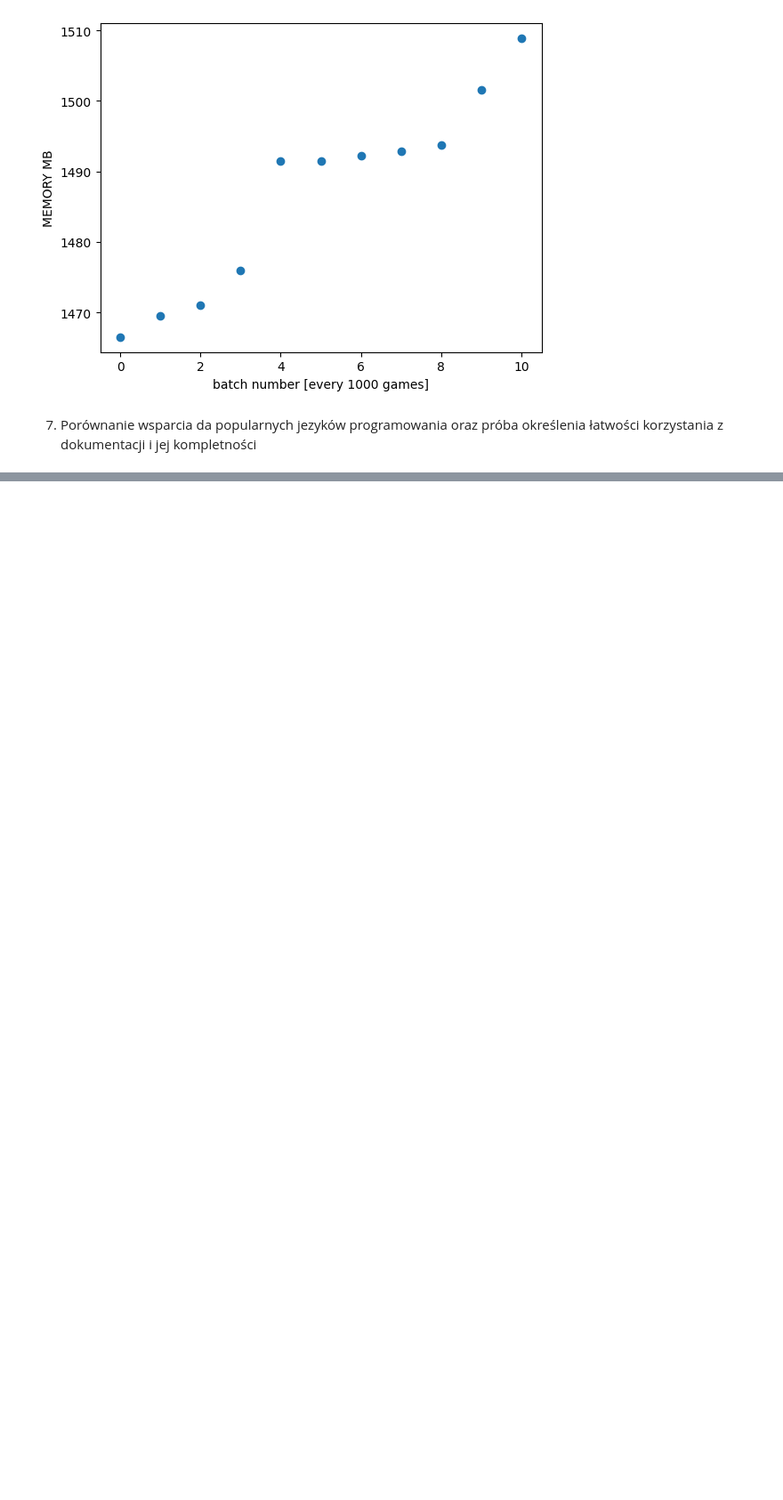
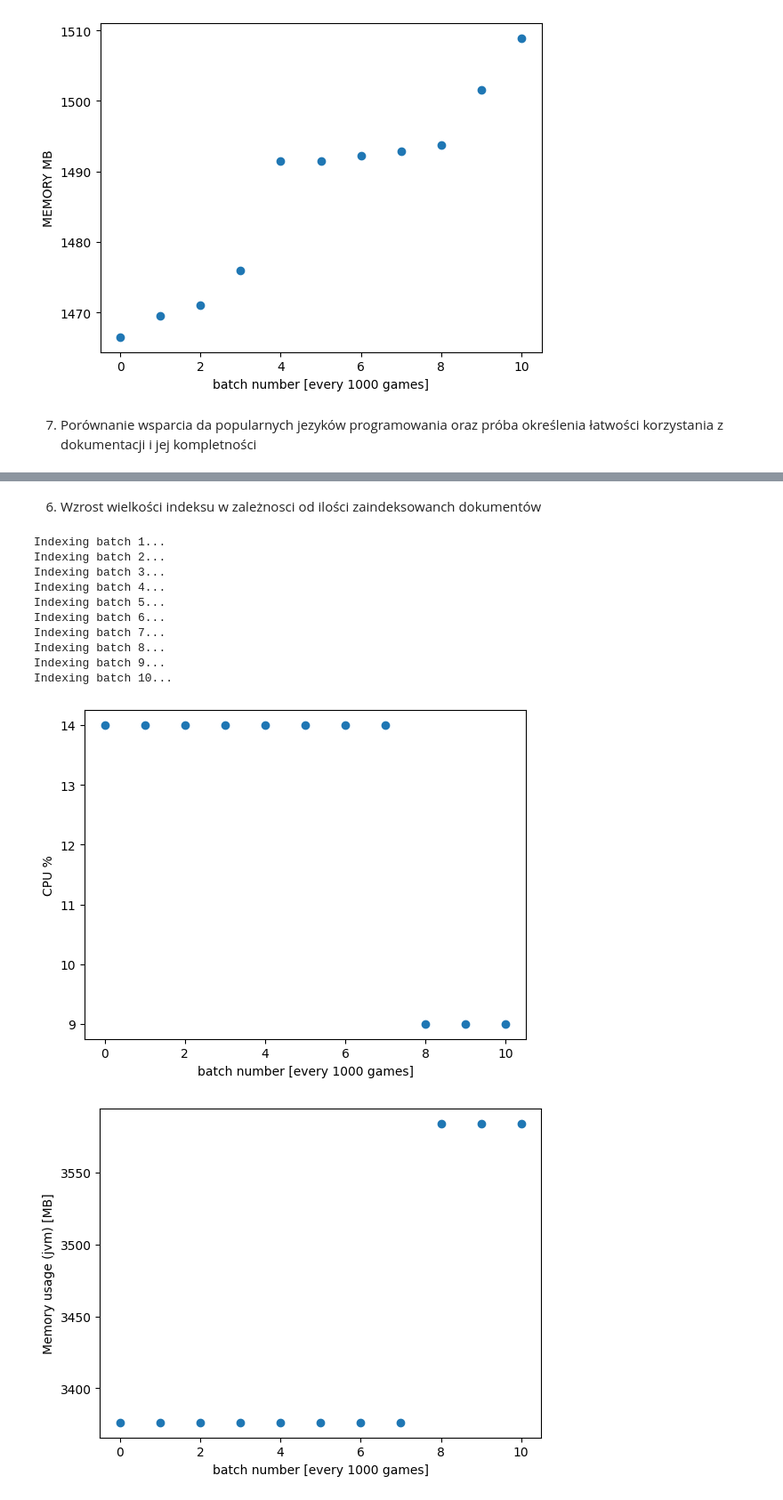
Before and after one commit to DevArcana/pwr-swi, a Jupyter notebook: comparison.ipynb, the cells around one changed output, grey strips where cells are left out. Shown: that part at 89% size. Saved outputs shown, nothing was run; the diff lists cells and outputs as text; code cells hidden in the pictures; blank space fills up the shorter version.

Commit message:
Add elasticsearch

```diff
--- a/comparison.ipynb
+++ b/comparison.ipynb
@@ -330,0 +388,18 @@ Indexing batch 10...
+# %%
+print("Re/Creating collection...")
+schema = {
+    "mappings": {
+        "properties": {
+            "link": {"type": "text"},  # [Site "https://lichess.org/j1dkb5dw"]
+            "timestamp_utc": {"type": "integer"},  # [UTCDate "2012.12.31"] [UTCTime "23:04:12"]
+            "event": {"type": "text"},  # [Event "Rated Classical game"]
+            "white": {"type": "text"},  # [White "BFG9k"]
+            "black": {"type": "text"},  # [Black "mamalak"]
+            "opening": {"type": "text"},  # [Opening "French Defense: Normal Variation"]
+            "termination": {"type": "text"},  # [Termination "Normal"]
+            "mainline_moves": {"type": "text"}  # 1. e4 e6 2. d4 b6 3. a3 Bb7 4. Nc3 Nh6 5. Bxh6 gxh6 6. Be2...
+        }
+    }
+}
+elasticsearch_client.indices.delete(index=collection_name,ignore_unavailable=True)
+before = get_es_stats("Before")
@@ -330,0 +491,48 @@ Indexing batch 10...
+# %% [markdown]
+6. Wzrost wielkości indeksu w zależnosci od ilości zaindeksowanch dokumentów
+# %%
+import matplotlib.pyplot as plt
+
+batch_size = 1000
+
+def plot(data, name):
+    x = [i for i, _ in enumerate(data)]
+    y = data
+
+    plt.xlabel(f'batch number [every {batch_size} games]')
+    plt.ylabel(name)
+    plt.scatter(x, y)
+    plt.show()
+
+
+def plot_metric(metric, name, transform=lambda x: x):
+    plot([transform(measurement[metric]) for measurement in measurements], name)
+
+elasticsearch_client.indices.delete(index=collection_name,ignore_unavailable=True)
+elasticsearch_client.indices.create(index=collection_name,body=schema)
+
+measurements = [get_es_stats("before")]
+
+for i in range(0, len(games), batch_size):
+    print(f"Indexing batch {i // batch_size + 1}...")
+    bulk(client=elasticsearch_client, index=collection_name, actions=games[i:i+batch_size])
+    measurements.append(get_es_stats(f"after {i // batch_size + 1} batch"))
+
+plot_metric("CPU", "CPU %", lambda x: float(x))
+plot_metric("Memory usage (jvm)", "Memory usage (jvm) [MB]", lambda x: float(x) / 1024.0 / 1024.0)
+plot_metric("Disk used", "Disk used MB", lambda x: float(x) / 1024.0 / 1024.0)
+plot_metric("Store size", "Store size [MB]", lambda x: x / 1024.0 / 1024.0)
+plot_metric(f"Index \"{collection_name}\" store size", f"Index \"{collection_name}\" store size [MB]", lambda x: x / 1024.0 / 1024.0)
+# %% [output]
+Indexing batch 1...
+Indexing batch 2...
+Indexing batch 3...
+Indexing batch 4...
+Indexing batch 5...
+Indexing batch 6...
+Indexing batch 7...
+Indexing batch 8...
+Indexing batch 9...
+Indexing batch 10...
+[figure, added]
+[figure, added]
```
Also changed, not shown: parts of 18 cells of this notebook, 2 other files.
